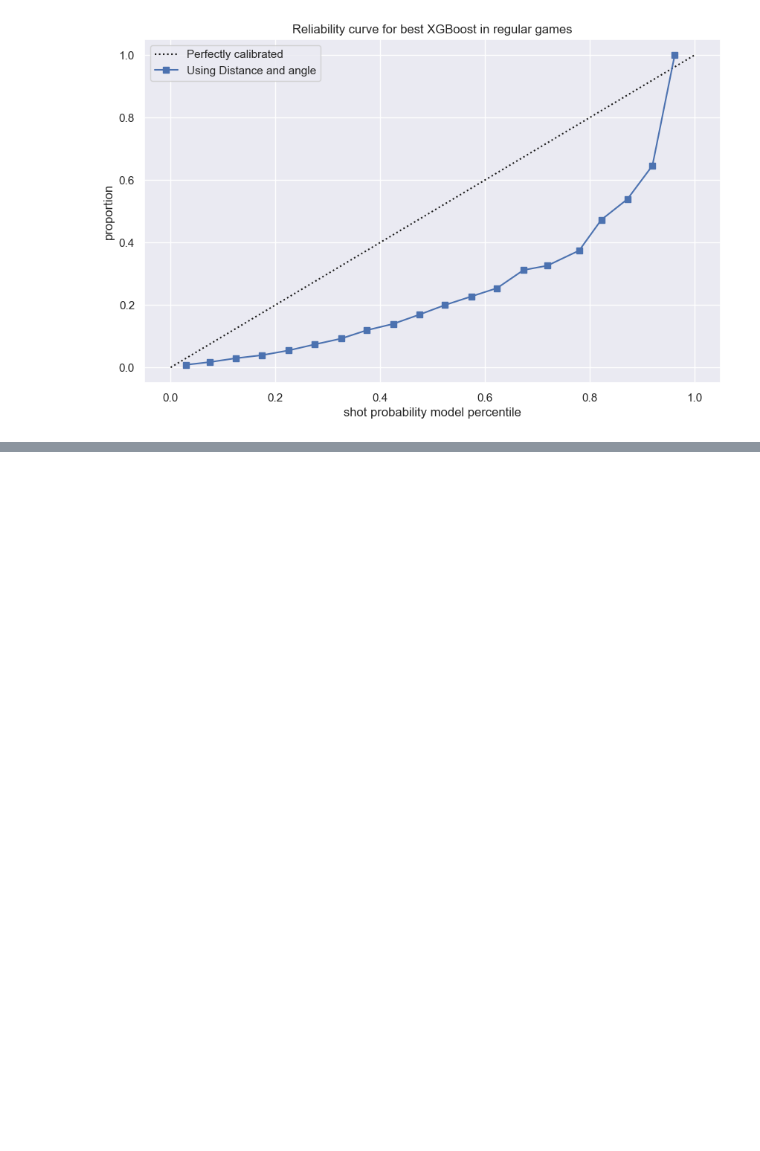
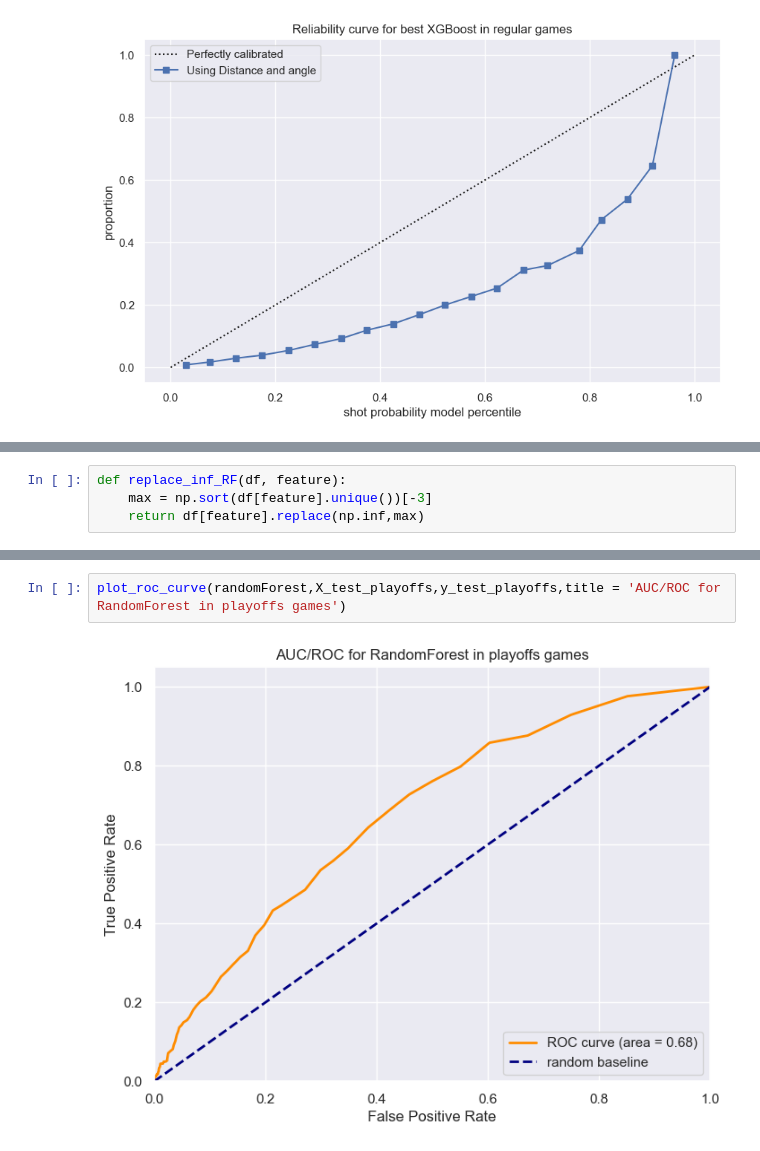
Before and after one commit to YashVadi/NHL-DataScience-IFT-6758, a Jupyter notebook: notebooks/experiments/BestModels.ipynb, the cells around one changed output, grey strips where cells are left out. Saved outputs shown, nothing was run; the diff lists cells and outputs as text; blank space fills up the shorter version.

```diff
--- a/notebooks/experiments/BestModels.ipynb
+++ b/notebooks/experiments/BestModels.ipynb
@@ -148,0 +155,4 @@ plot_calib(xgb_best,X_r_xgb,y_r,title = 'Reliability curve for best XGBoost in r
+# %%
+def replace_inf_RF(df, feature):
+    max = np.sort(df[feature].unique())[-3]
+    return df[feature].replace(np.inf,max)
@@ -148,0 +183,4 @@ plot_calib(xgb_best,X_r_xgb,y_r,title = 'Reliability curve for best XGBoost in r
+# %%
+plot_roc_curve(randomForest,X_test_playoffs,y_test_playoffs,title = 'AUC/ROC for RandomForest in playoffs games')
+# %% [output]
+[figure, added]
```
Also changed, not shown: parts of 23 cells of this notebook.
